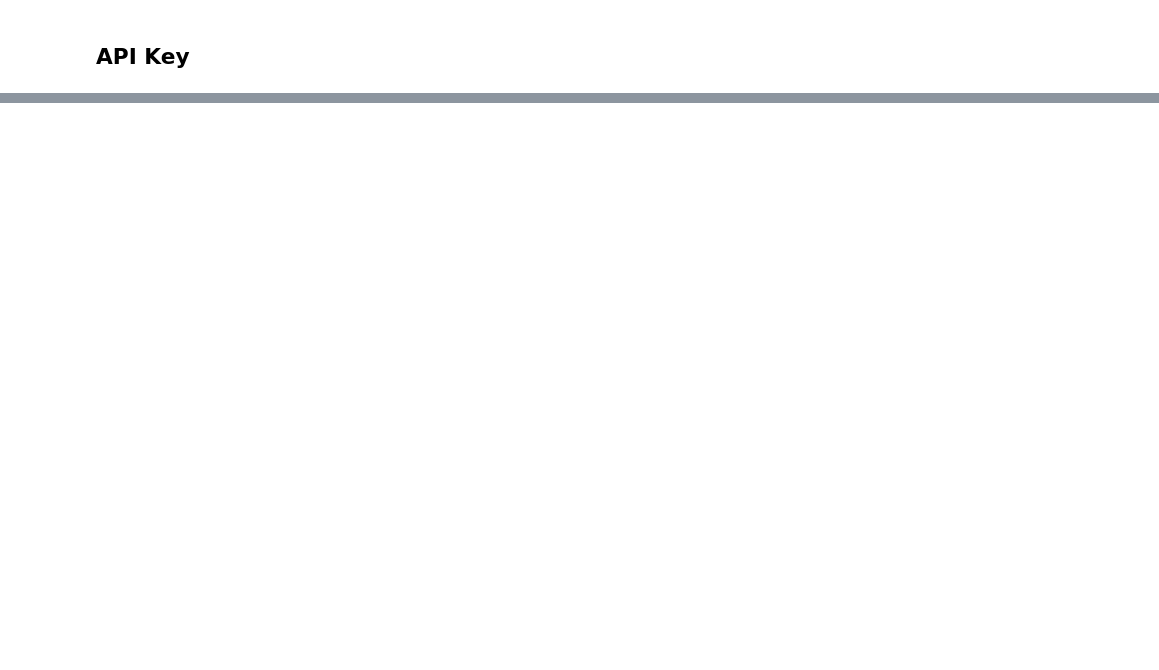
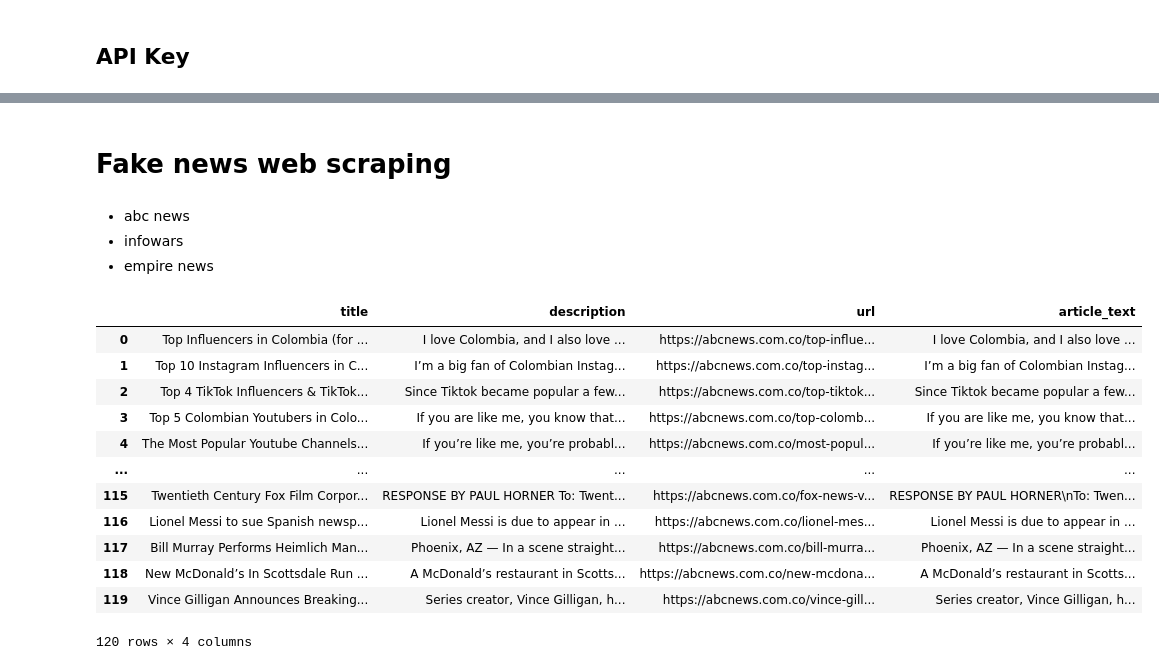
Before and after one commit to chuannarongvat/anlp_at2, a Jupyter notebook: news_api.ipynb, the cells around one changed output, grey strips where cells are left out. Drawn from its saved outputs; the diff is of its cells as text; code cells hidden in the pictures; blank space fills up the shorter version.

Commit message:
test_news_df.csv

```diff
--- a/news_api.ipynb
+++ b/news_api.ipynb
@@ -17 +14,3 @@ response = requests.get(url)
+# %%
+test_news_df = pd.DataFrame(columns=['title', 'category', 'description', 'url', 'content', 'article_text','published'])
 # %%
@@ -60,0 +133,6 @@ news_df
+# %% [markdown]
+# Fake news web scraping
+# %% [markdown]
+- abc news
+- infowars
+- empire news
@@ -60,0 +149,46 @@ news_df
+# %%
+from requests_html import HTMLSession
+import pandas as pd
+
+session = HTMLSession()
+url = 'https://abcnews.com.co/'
+abc_news_df = pd.DataFrame(columns=['title', 'description', 'url', 'article_text'])
+
+for page in range(1, 6):
+    page_url = f'{url}page/{page}/'
+    r = session.get(page_url)
+    articles = r.html.find('article')
+    for item in articles:
+        try:
+            newsitem = item.find('h2', first=True)
+            if not newsitem:
+                newsitem = item.find('h4', first=True)
+
+            title = newsitem.text
+            link = newsitem.absolute_links
+            desc = item.find('.elementor-post__excerpt p', first=True).text
+
+            article_url = list(link)[0]
+            article_r = session.get(article_url)
+            article_text = article_r.html.find('.elementor-widget-theme-post-content p')
+            article_text = '\n'.join([p.text for p in article_text])
+
+            abc_news_df = abc_news_df.append({'title': title, 'description':desc, 'url': article_url, 'article_text': article_text}, ignore_index=True)
+        except:
+            pass
+# %%
+abc_news_df
+# %% [output]
+|  | title | description | url | article_text |
+| 0 | Top Influencers in Colombia (for ... | I love Colombia, and I also love ... | https://abcnews.com.co/top-influe... | I love Colombia, and I also love ... |
+| 1 | Top 10 Instagram Influencers in C... | I’m a big fan of Colombian Instag... | https://abcnews.com.co/top-instag... | I’m a big fan of Colombian Instag... |
+| 2 | Top 4 TikTok Influencers & TikTok... | Since Tiktok became popular a few... | https://abcnews.com.co/top-tiktok... | Since Tiktok became popular a few... |
+| 3 | Top 5 Colombian Youtubers in Colo... | If you are like me, you know that... | https://abcnews.com.co/top-colomb... | If you are like me, you know that... |
+| 4 | The Most Popular Youtube Channels... | If you’re like me, you’re probabl... | https://abcnews.com.co/most-popul... | If you’re like me, you’re probabl... |
+| ... | ... | ... | ... | ... |
+| 115 | Twentieth Century Fox Film Corpor... | RESPONSE BY PAUL HORNER To: Twent... | https://abcnews.com.co/fox-news-v... | RESPONSE BY PAUL HORNER\nTo: Twen... |
+| 116 | Lionel Messi to sue Spanish newsp... | Lionel Messi is due to appear in ... | https://abcnews.com.co/lionel-mes... | Lionel Messi is due to appear in ... |
+| 117 | Bill Murray Performs Heimlich Man... | Phoenix, AZ — In a scene straight... | https://abcnews.com.co/bill-murra... | Phoenix, AZ — In a scene straight... |
+| 118 | New McDonald’s In Scottsdale Run ... | A McDonald’s restaurant in Scotts... | https://abcnews.com.co/new-mcdona... | A McDonald’s restaurant in Scotts... |
+| 119 | Vince Gilligan Announces Breaking... | Series creator, Vince Gilligan, h... | https://abcnews.com.co/vince-gill... | Series creator, Vince Gilligan, h... |
+120 rows × 4 columns
```
Also changed, not shown: parts of 42 cells of this notebook, 2 other files.
